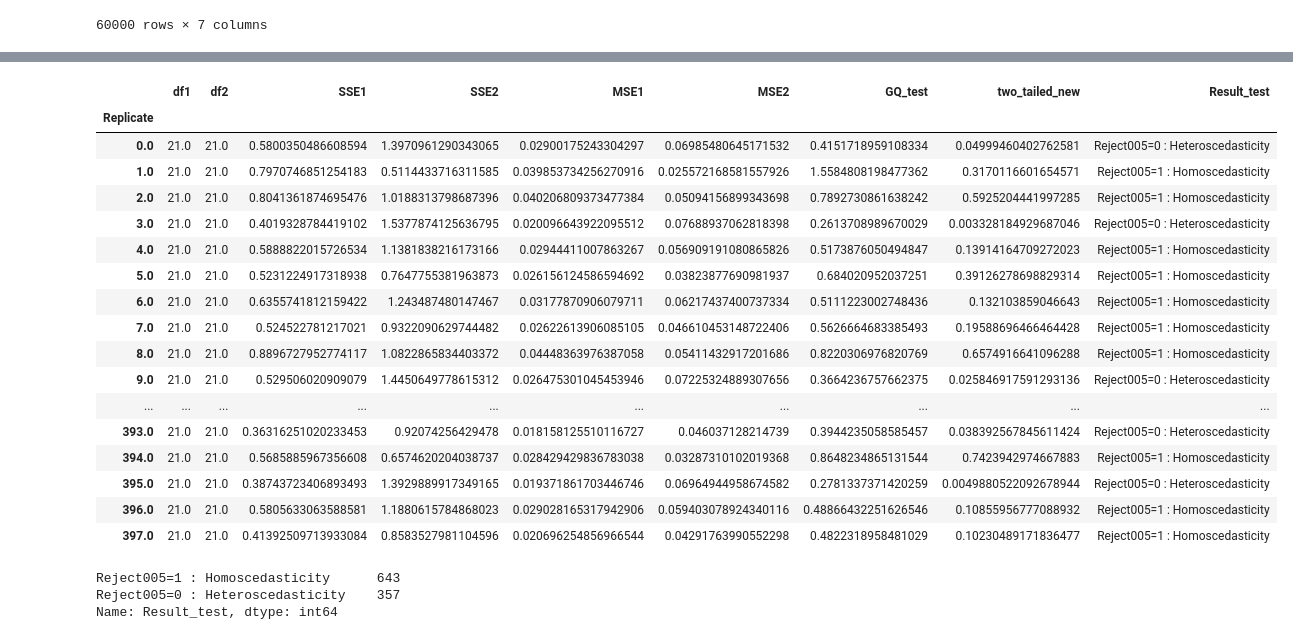
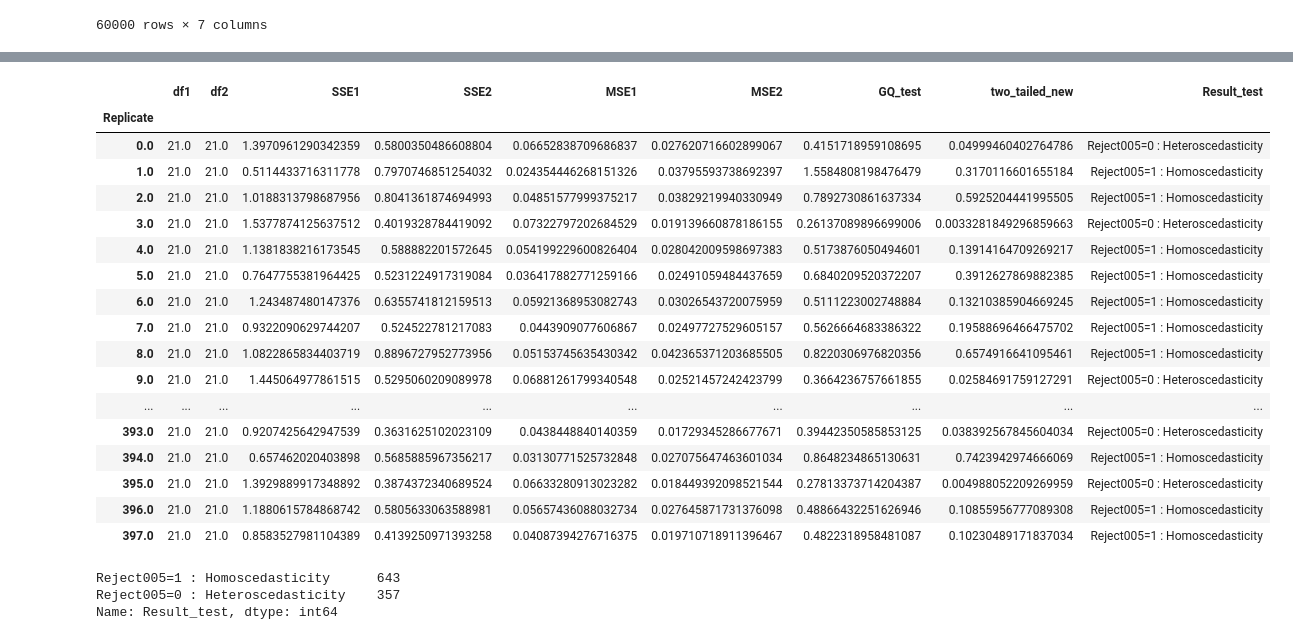
Before and after one commit to iam-fern/Generate_multiplication, a Jupyter notebook: GQtest_data_multi_delta_(_0_8)_n60_05.ipynb, the cells around one changed output, grey strips where cells are left out. Cells and saved outputs as stored; diff of their text form; code cells hidden in the pictures.

```diff
--- a/GQtest_data_multi_delta_(_0_8)_n60_05.ipynb
+++ b/GQtest_data_multi_delta_(_0_8)_n60_05.ipynb
@@ -142,7 +176,6 @@ def get_result(run_replicate, percent_data):
     new_table_sort = new_table.sort_values('x2')
     new_table_sort.reset_index(inplace=True)
     new_table_sort.drop(['index'], axis=1, inplace=True)
-
 
     # แบ่งข้อมูลกลุ่มที่ 1
     table1 = new_table_sort.iloc[:int(percent_data*new_table_sort.shape[0]) , :]
@@ -156,8 +189,7 @@ def get_result(run_replicate, percent_data):
     # หาค่า df กลุ่ม 1
     DF1 = model1.df_resid + 1
     SSE1 = model1.ssr
-    MSE1 = model1.mse_resid
-
+    MSE1 = SSE1/DF1
 
     # แบ่งข้อมูลกลุ่มที่ 2
     table2 = new_table_sort.iloc[int((1-percent_data)*new_table_sort.shape[0]): , :]
@@ -171,23 +203,21 @@ def get_result(run_replicate, percent_data):
     # หาค่า df กลุ่ม 2
     DF2 = model2.df_resid + 1
     SSE2 = model2.ssr
-    MSE2 = model2.mse_resid
+    MSE2 = SSE2/DF2
 
     # ค่าสถิติทดสอบ
     GQ_test = (SSE2/DF2) / (SSE1/DF1)
-
 
     df2 = DF2
     df1 = DF1
 
     # คำนวณค่า p-value
-    # sf(x, dfn, dfd, loc=0, scale=1) : Survival function (also defined as 1 - cdf, but sf is sometimes more accurate)
+    # pdf(x, dfn, dfd, loc=0, scale=1) : Probability density function
     two_tailed = 2.0*(1.0-(ss.f.cdf(GQ_test, df2, df1)))
+    p_greater = ss.f.cdf(GQ_test, df2, df1)
+    p_less = 1.0-ss.f.cdf(GQ_test, df2, df1)
 
-    # pdf(x, dfn, dfd, loc=0, scale=1) : Probability density function
-    p_greater = ss.f.cdf(GQ_test, df2, df1)
-
-    return df2, df1, SSE2, SSE1, MSE2, MSE1, GQ_test, two_tailed, p_greater
+    return df1, df2, SSE1, SSE2, MSE1, MSE2, GQ_test, two_tailed, p_greater, p_less
 
 # สร้าง list ของ replicates
 list_replicate=list({i[0] for i in table.index})
@@ -203,13 +233,14 @@ list_MSE2=[]
 list_GQ_test=[]
 list_two_tailed=[]
 list_p_greater=[]
+list_p_less=[]
 
 # กำหนด % การแบ่งข้อมูล
 percent_data=0.4
 
 # ใช้ for loop สำหรับการ run ทุก replicates
 for run_replicate in list_replicate:
-    df1, df2, SSE1, SSE2, MSE1, MSE2, GQ_test, two_tailed, p_greater=get_result(run_replicate, percent_data)
+    df1, df2, SSE1, SSE2, MSE1, MSE2, GQ_test, two_tailed, p_greater, p_less=get_result(run_replicate, percent_data)
     list_df1.append(df1)
     list_SSE1.append(SSE1)
     list_df2.append(df2)
@@ -219,6 +250,7 @@ for run_replicate in list_replicate:
     list_GQ_test.append(GQ_test)
     list_two_tailed.append(two_tailed)
     list_p_greater.append(p_greater)
+    list_p_less.append(p_less)
 # %%
 # สร้างตารางผลลัพธ์
 alpha = 0.05
@@ -257,39 +289,41 @@ result.astype(str)
 # %%
 # สร้างตารางผลลัพธ์
 alpha = 0.05
 pd.set_option('display.max_rows', 1000)
 pd.set_option('display.max_columns', 1000)
 pd.set_option('display.width', 1000)
 result=pd.DataFrame({"Replicate":list_replicate, "df1":list_df1, "df2":list_df2, "SSE1":list_SSE1,
                      "SSE2":list_SSE2, "MSE1":list_MSE1, "MSE2":list_MSE2,
-                     "GQ_test":list_GQ_test, "two_tailed":list_two_tailed, "greater":list_p_greater})
+                     "GQ_test":list_GQ_test, "two_tailed":list_two_tailed, "greater":list_p_greater, "less":list_p_less})
 result.set_index(['Replicate'], inplace=True)
 
-result['two_tailed_new']=result[["two_tailed","greater"]].apply(lambda value: value[0] if value[0]<0.5 else 2*value[1], axis=1)
+result['two_tailed_new']=result[["two_tailed","greater","less"]].apply(lambda value: value[0] if value[0]<0.5 else (2*value[1] if value[1]<0.5 else 2*value[2]) , axis=1)
 result["Result_test"]=result["two_tailed_new"].apply(lambda p_value: 'Reject005=0 : Heteroscedasticity'
                                                                   if p_value < alpha else 'Reject005=1 : Homoscedasticity')
 #two_tailed_new_show=two_tailed_new.drop(columns="greater")
-result_show=result.drop(columns=["two_tailed", "greater"])
+result_show=result.drop(columns=["two_tailed", "greater", "less"])
 result_show.astype(str)
+
+#result.astype(str)
 # %% [output]
 |  | df1 | df2 | SSE1 | SSE2 | MSE1 | MSE2 | GQ_test | two_tailed_new | Result_test |
 | Replicate |  |  |  |  |  |  |  |  |  |
-| 0.0 | 21.0 | 21.0 | 0.5800350486608594 | 1.3970961290343065 | 0.02900175243304297 | 0.06985480645171532 | 0.4151718959108334 | 0.04999460402762581 | Reject005=0 : Heteroscedasticity |
-| 1.0 | 21.0 | 21.0 | 0.7970746851254183 | 0.5114433716311585 | 0.039853734256270916 | 0.025572168581557926 | 1.5584808198477362 | 0.3170116601654571 | Reject005=1 : Homoscedasticity |
-| 2.0 | 21.0 | 21.0 | 0.8041361874695476 | 1.0188313798687396 | 0.040206809373477384 | 0.05094156899343698 | 0.7892730861638242 | 0.5925204441997285 | Reject005=1 : Homoscedasticity |
-| 3.0 | 21.0 | 21.0 | 0.4019328784419102 | 1.5377874125636795 | 0.020096643922095512 | 0.07688937062818398 | 0.2613708989670029 | 0.003328184929687046 | Reject005=0 : Heteroscedasticity |
-| 4.0 | 21.0 | 21.0 | 0.5888822015726534 | 1.1381838216173166 | 0.02944411007863267 | 0.056909191080865826 | 0.5173876050494847 | 0.13914164709272023 | Reject005=1 : Homoscedasticity |
-| 5.0 | 21.0 | 21.0 | 0.5231224917318938 | 0.7647755381963873 | 0.026156124586594692 | 0.03823877690981937 | 0.684020952037251 | 0.39126278698829314 | Reject005=1 : Homoscedasticity |
-| 6.0 | 21.0 | 21.0 | 0.6355741812159422 | 1.243487480147467 | 0.03177870906079711 | 0.06217437400737334 | 0.5111223002748436 | 0.132103859046643 | Reject005=1 : Homoscedasticity |
-| 7.0 | 21.0 | 21.0 | 0.524522781217021 | 0.9322090629744482 | 0.02622613906085105 | 0.046610453148722406 | 0.5626664683385493 | 0.19588696466464428 | Reject005=1 : Homoscedasticity |
-| 8.0 | 21.0 | 21.0 | 0.8896727952774117 | 1.0822865834403372 | 0.04448363976387058 | 0.05411432917201686 | 0.8220306976820769 | 0.6574916641096288 | Reject005=1 : Homoscedasticity |
-| 9.0 | 21.0 | 21.0 | 0.529506020909079 | 1.4450649778615312 | 0.026475301045453946 | 0.07225324889307656 | 0.3664236757662375 | 0.025846917591293136 | Reject005=0 : Heteroscedasticity |
+| 0.0 | 21.0 | 21.0 | 1.3970961290342359 | 0.5800350486608804 | 0.06652838709686837 | 0.027620716602899067 | 0.4151718959108695 | 0.04999460402764786 | Reject005=0 : Heteroscedasticity |
+| 1.0 | 21.0 | 21.0 | 0.5114433716311778 | 0.7970746851254032 | 0.024354446268151326 | 0.03795593738692397 | 1.5584808198476479 | 0.3170116601655184 | Reject005=1 : Homoscedasticity |
+| 2.0 | 21.0 | 21.0 | 1.0188313798687956 | 0.8041361874694993 | 0.04851577999375217 | 0.03829219940330949 | 0.7892730861637334 | 0.5925204441995505 | Reject005=1 : Homoscedasticity |
+| 3.0 | 21.0 | 21.0 | 1.5377874125637512 | 0.4019328784419092 | 0.07322797202684529 | 0.019139660878186155 | 0.26137089896699006 | 0.0033281849296859663 | Reject005=0 : Heteroscedasticity |
+| 4.0 | 21.0 | 21.0 | 1.1381838216173545 | 0.588882201572645 | 0.054199229600826404 | 0.028042009598697383 | 0.5173876050494601 | 0.13914164709269217 | Reject005=1 : Homoscedasticity |
+| 5.0 | 21.0 | 21.0 | 0.7647755381964425 | 0.5231224917319084 | 0.036417882771259166 | 0.02491059484437659 | 0.6840209520372207 | 0.3912627869882385 | Reject005=1 : Homoscedasticity |
+| 6.0 | 21.0 | 21.0 | 1.243487480147376 | 0.6355741812159513 | 0.05921368953082743 | 0.03026543720075959 | 0.5111223002748884 | 0.13210385904669245 | Reject005=1 : Homoscedasticity |
+| 7.0 | 21.0 | 21.0 | 0.9322090629744207 | 0.524522781217083 | 0.0443909077606867 | 0.02497727529605157 | 0.5626664683386322 | 0.19588696466475702 | Reject005=1 : Homoscedasticity |
+| 8.0 | 21.0 | 21.0 | 1.0822865834403719 | 0.8896727952773956 | 0.05153745635430342 | 0.042365371203685505 | 0.8220306976820356 | 0.6574916641095461 | Reject005=1 : Homoscedasticity |
+| 9.0 | 21.0 | 21.0 | 1.445064977861515 | 0.5295060209089978 | 0.06881261799340548 | 0.02521457242423799 | 0.3664236757661855 | 0.02584691759127291 | Reject005=0 : Heteroscedasticity |
 | ... | ... | ... | ... | ... | ... | ... | ... | ... | ... |
-| 393.0 | 21.0 | 21.0 | 0.36316251020233453 | 0.92074256429478 | 0.018158125510116727 | 0.046037128214739 | 0.3944235058585457 | 0.038392567845611424 | Reject005=0 : Heteroscedasticity |
-| 394.0 | 21.0 | 21.0 | 0.5685885967356608 | 0.6574620204038737 | 0.028429429836783038 | 0.03287310102019368 | 0.8648234865131544 | 0.7423942974667883 | Reject005=1 : Homoscedasticity |
-| 395.0 | 21.0 | 21.0 | 0.38743723406893493 | 1.3929889917349165 | 0.019371861703446746 | 0.06964944958674582 | 0.2781337371420259 | 0.0049880522092678944 | Reject005=0 : Heteroscedasticity |
-| 396.0 | 21.0 | 21.0 | 0.5805633063588581 | 1.1880615784868023 | 0.029028165317942906 | 0.059403078924340116 | 0.48866432251626546 | 0.10855956777088932 | Reject005=1 : Homoscedasticity |
-| 397.0 | 21.0 | 21.0 | 0.41392509713933084 | 0.8583527981104596 | 0.020696254856966544 | 0.04291763990552298 | 0.4822318958481029 | 0.10230489171836477 | Reject005=1 : Homoscedasticity |
+| 393.0 | 21.0 | 21.0 | 0.9207425642947539 | 0.3631625102023109 | 0.0438448840140359 | 0.01729345286677671 | 0.39442350585853125 | 0.038392567845604034 | Reject005=0 : Heteroscedasticity |
+| 394.0 | 21.0 | 21.0 | 0.657462020403898 | 0.5685885967356217 | 0.03130771525732848 | 0.027075647463601034 | 0.8648234865130631 | 0.7423942974666069 | Reject005=1 : Homoscedasticity |
+| 395.0 | 21.0 | 21.0 | 1.3929889917348892 | 0.3874372340689524 | 0.06633280913023282 | 0.018449392098521544 | 0.27813373714204387 | 0.004988052209269959 | Reject005=0 : Heteroscedasticity |
+| 396.0 | 21.0 | 21.0 | 1.1880615784868742 | 0.5805633063588981 | 0.05657436088032734 | 0.027645871731376098 | 0.48866432251626946 | 0.10855956777089308 | Reject005=1 : Homoscedasticity |
+| 397.0 | 21.0 | 21.0 | 0.8583527981104389 | 0.4139250971393258 | 0.04087394276716375 | 0.019710718911396467 | 0.4822318958481087 | 0.10230489171837034 | Reject005=1 : Homoscedasticity |
 # %%
 result_show['Result_test'].value_counts()
 # %% [output]
```
Also changed, not shown: parts of 3 cells of this notebook.
